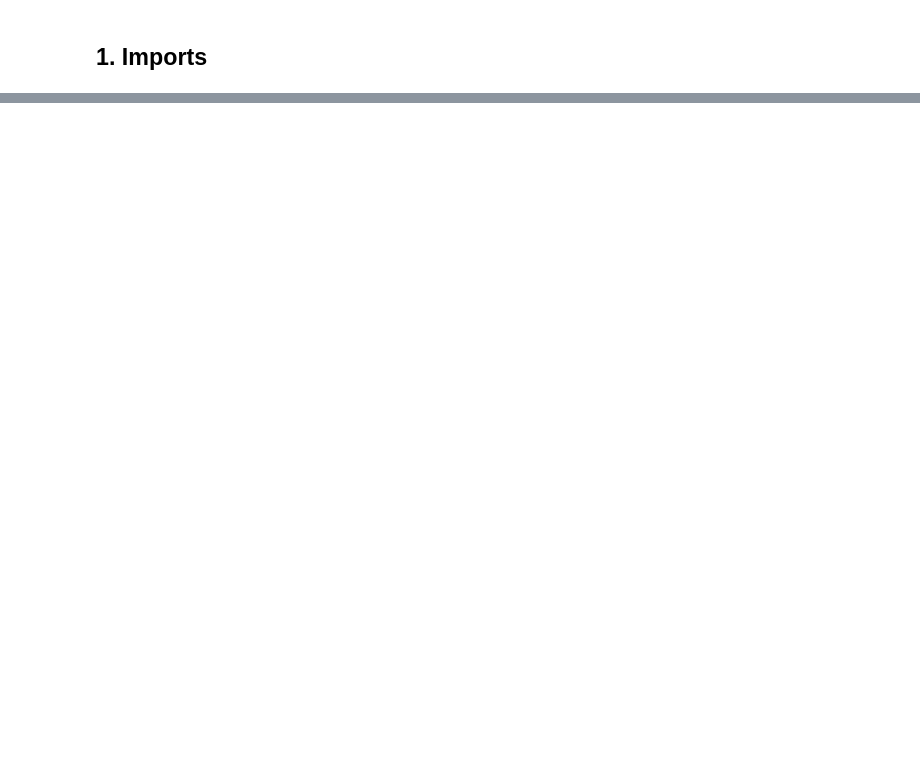
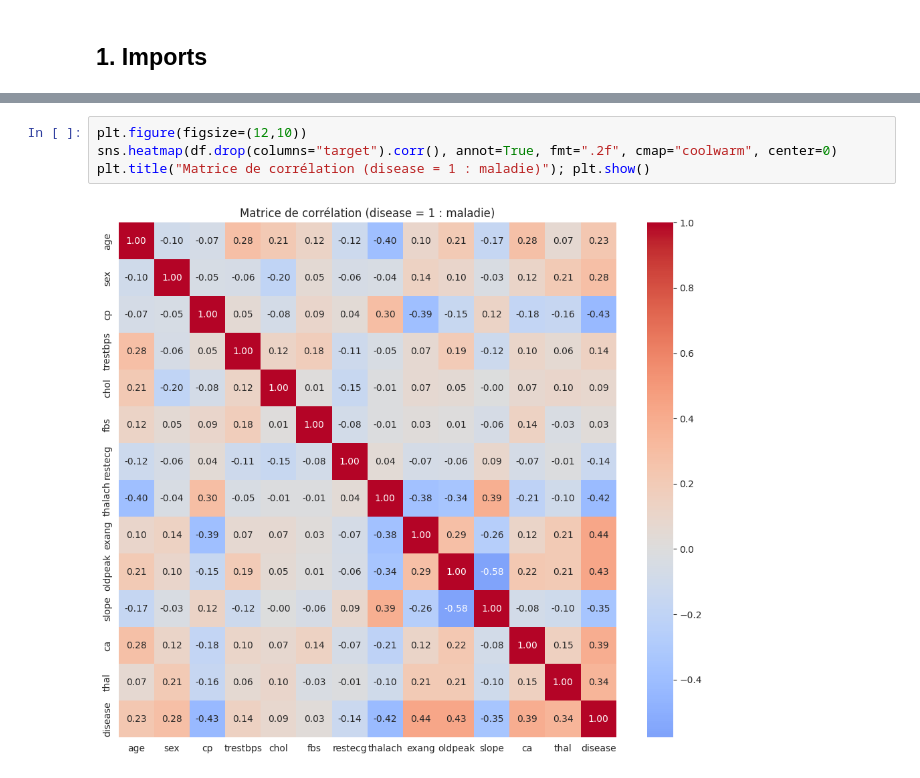
Before and after one commit to dohamly/heart-disease-shap, a Jupyter notebook: notebooks/heart_disease_analysis.ipynb, the cells around one changed output, grey strips where cells are left out. Drawn from its saved outputs; the diff is of its cells as text; blank space fills up the shorter version.

```diff
--- a/notebooks/heart_disease_analysis.ipynb
+++ b/notebooks/heart_disease_analysis.ipynb
@@ -235,0 +64,6 @@ Modèle sauvegardé.
+# %%
+plt.figure(figsize=(12,10))
+sns.heatmap(df.drop(columns="target").corr(), annot=True, fmt=".2f", cmap="coolwarm", center=0)
+plt.title("Matrice de corrélation (disease = 1 : maladie)"); plt.show()
+# %% [output]
+[figure, added]
```
Also changed, not shown: parts of 55 cells of this notebook, 33 other files.
